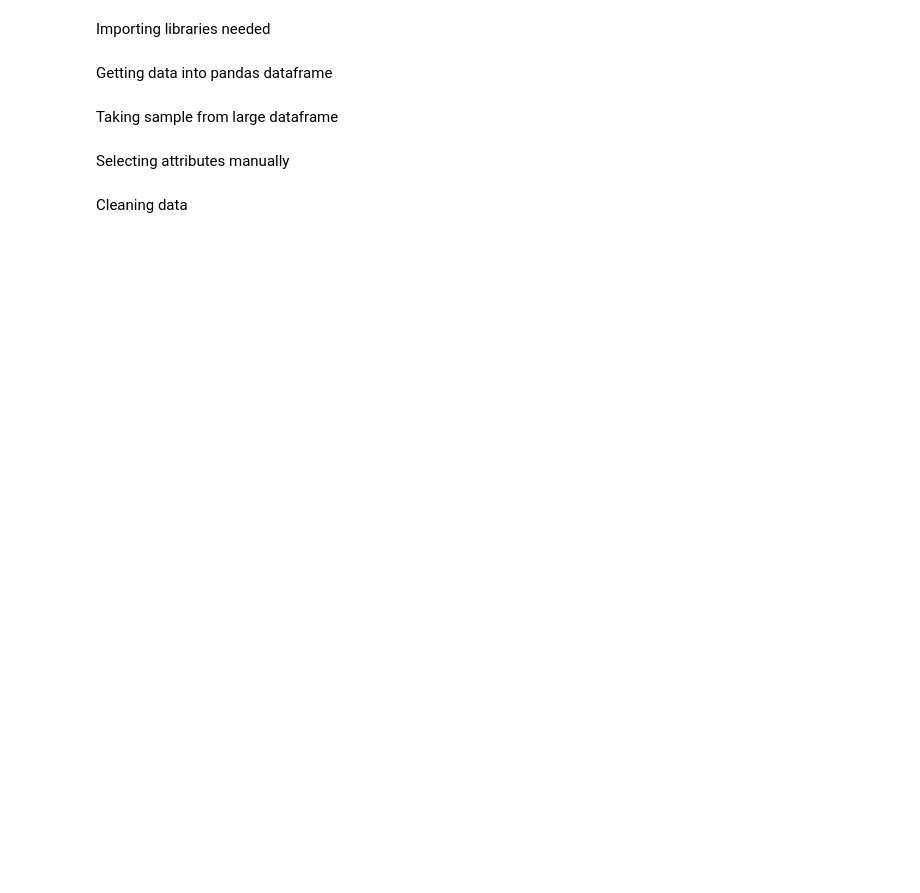
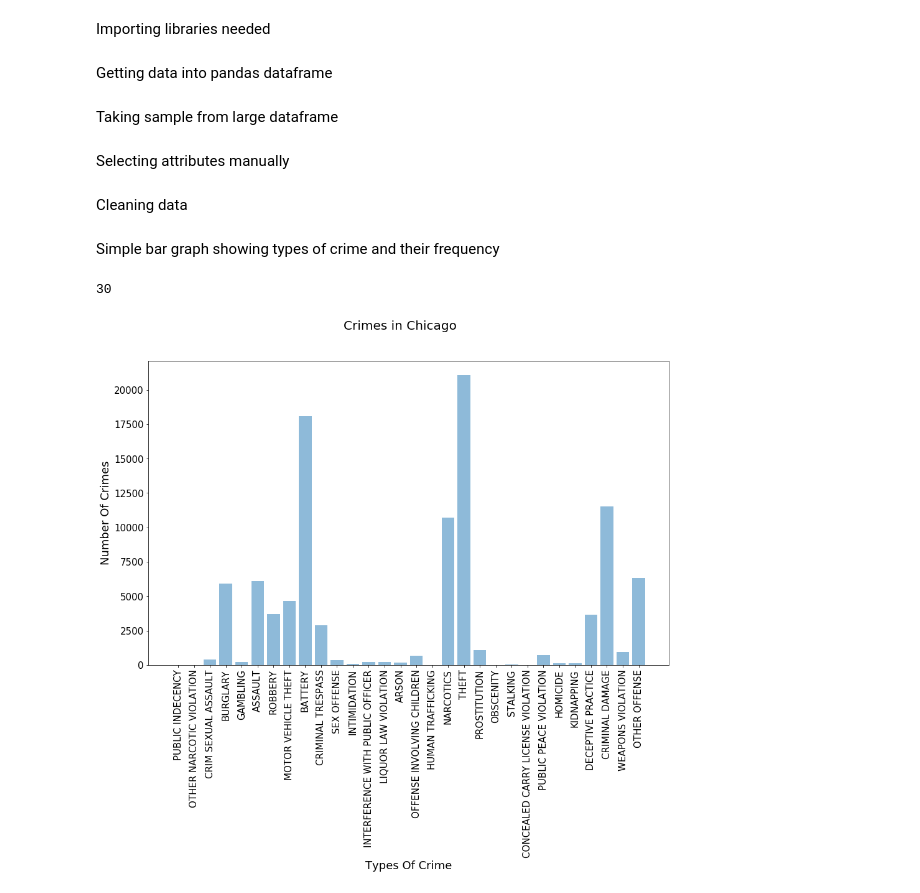
Before and after one commit to NandishRPatel/chicago_crime_analysis, a Jupyter notebook: main.ipynb, the cells around one changed output. Saved outputs shown, nothing was run; the diff lists cells and outputs as text; code cells hidden in the pictures; blank space fills up the shorter version.

Commit message:
"added simple graph"

```diff
--- a/main.ipynb
+++ b/main.ipynb
@@ -11,7 +11,7 @@ data_frame = pd.read_csv('chicago_crime_data.csv')
 # %% [markdown]
 Taking sample from large dataframe
 # %%
-sample_dataframe = data_frame.sample(n=300000)
+sample_dataframe = data_frame.sample(n=100000)
 # %% [markdown]
 Selecting attributes manually
 # %%
@@ -20,18 +20,29 @@ sample_dataframe = sample_dataframe[['ID', 'Case Number', 'Date', 'IUCR', 'Prima
 Cleaning data
 # %%
 sample_dataframne = sample_dataframe.dropna(inplace=True)
+# %% [markdown]
+Simple bar graph showing types of crime and their frequency
 # %%
 types = sample_dataframe['Primary Type'].tolist()
 types_list = list(set(types))
+print(len(types_list))
 x_axis = types_list
 y_axis = []
 for i in x_axis:
     y_axis.append(types.count(i))
 
 
-plt.xticks(range(len(x_axis)),x_axis,rotation=90)
-plt.bar(x_axis, y_axis,width=0.5)
-plt.xlabel('Types of Crimes')
-plt.ylabel('Number of Crimes')
-plt.suptitle('Crime In Chicago')
+plt.figure(figsize=(15, 9))
+ax = plt.subplot(111)
+ax.get_xaxis().tick_bottom()
+ax.get_yaxis().tick_left()
+plt.xticks(range(len(x_axis)), x_axis,rotation='vertical')
+plt.tick_params(axis='both',labelsize=15)
+plt.xlabel("Types Of Crime", fontsize=18)
+plt.ylabel("Number Of Crimes", fontsize=18)
+plt.bar(x_axis, y_axis, align="center", alpha=0.5)
+plt.suptitle('Crimes in Chicago', fontsize=20)
 plt.show()
+# %% [output]
+30
+[figure, added]
```
Also changed, not shown: parts of 1 cell of this notebook.
